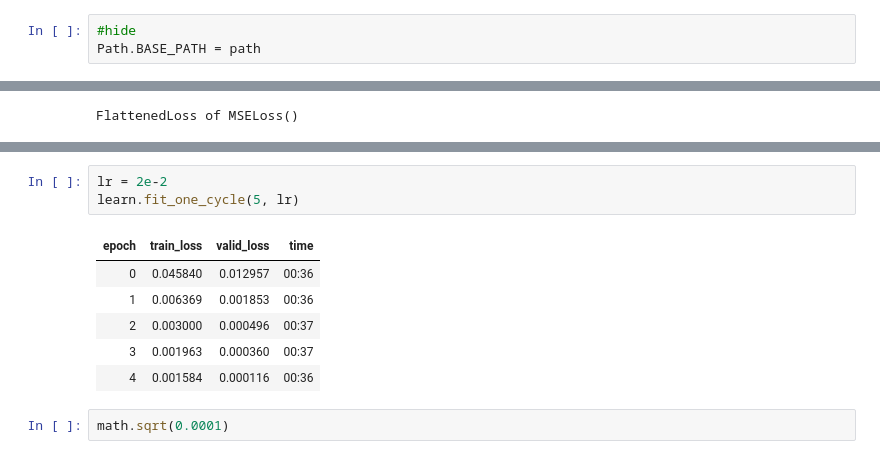
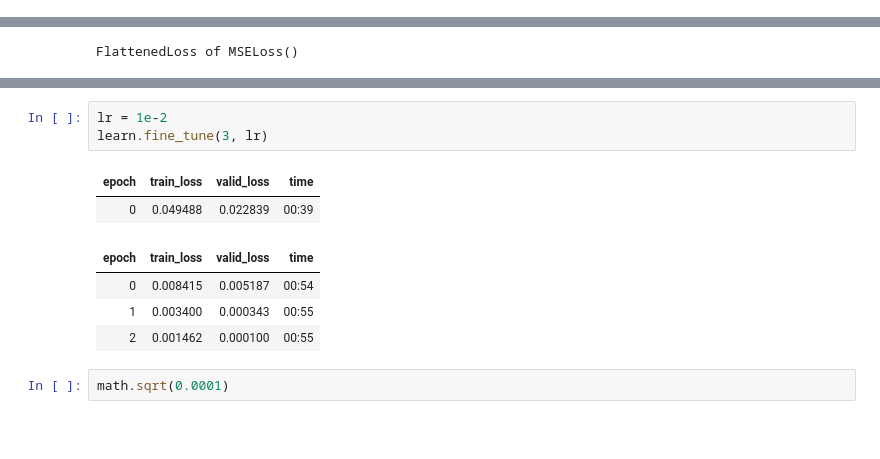
Before and after one commit to fastai/course-v4, a Jupyter notebook: nbs/06_multicat.ipynb, the cells around one changed output, grey strips where cells are left out. Cells and saved outputs as stored; diff of their text form; blank space fills up the shorter version.

```diff
--- a/nbs/06_multicat.ipynb
+++ b/nbs/06_multicat.ipynb
@@ -102,6 +120,3 @@ dsets.train[0]
-# %%
-#hide
-Path.BASE_PATH = path
 # %%
 def get_x(r): return path/'train'/r['fname']
 def get_y(r): return r['labels'].split(' ')
@@ -313,13 +329,13 @@ learn.lr_find()
 # %%
-lr = 2e-2
-learn.fit_one_cycle(5, lr)
+lr = 1e-2
+learn.fine_tune(3, lr)
 # %% [output]
 | epoch | train_loss | valid_loss | time |
-| 0 | 0.045840 | 0.012957 | 00:36 |
-| 1 | 0.006369 | 0.001853 | 00:36 |
-| 2 | 0.003000 | 0.000496 | 00:37 |
-| 3 | 0.001963 | 0.000360 | 00:37 |
-| 4 | 0.001584 | 0.000116 | 00:36 |
+| 0 | 0.049488 | 0.022839 | 00:39 |
+| epoch | train_loss | valid_loss | time |
+| 0 | 0.008415 | 0.005187 | 00:54 |
+| 1 | 0.003400 | 0.000343 | 00:55 |
+| 2 | 0.001462 | 0.000100 | 00:55 |
 # %%
 math.sqrt(0.0001)
 # %% [output]
```
Also changed, not shown: parts of 31 cells of this notebook, 15 other files.
